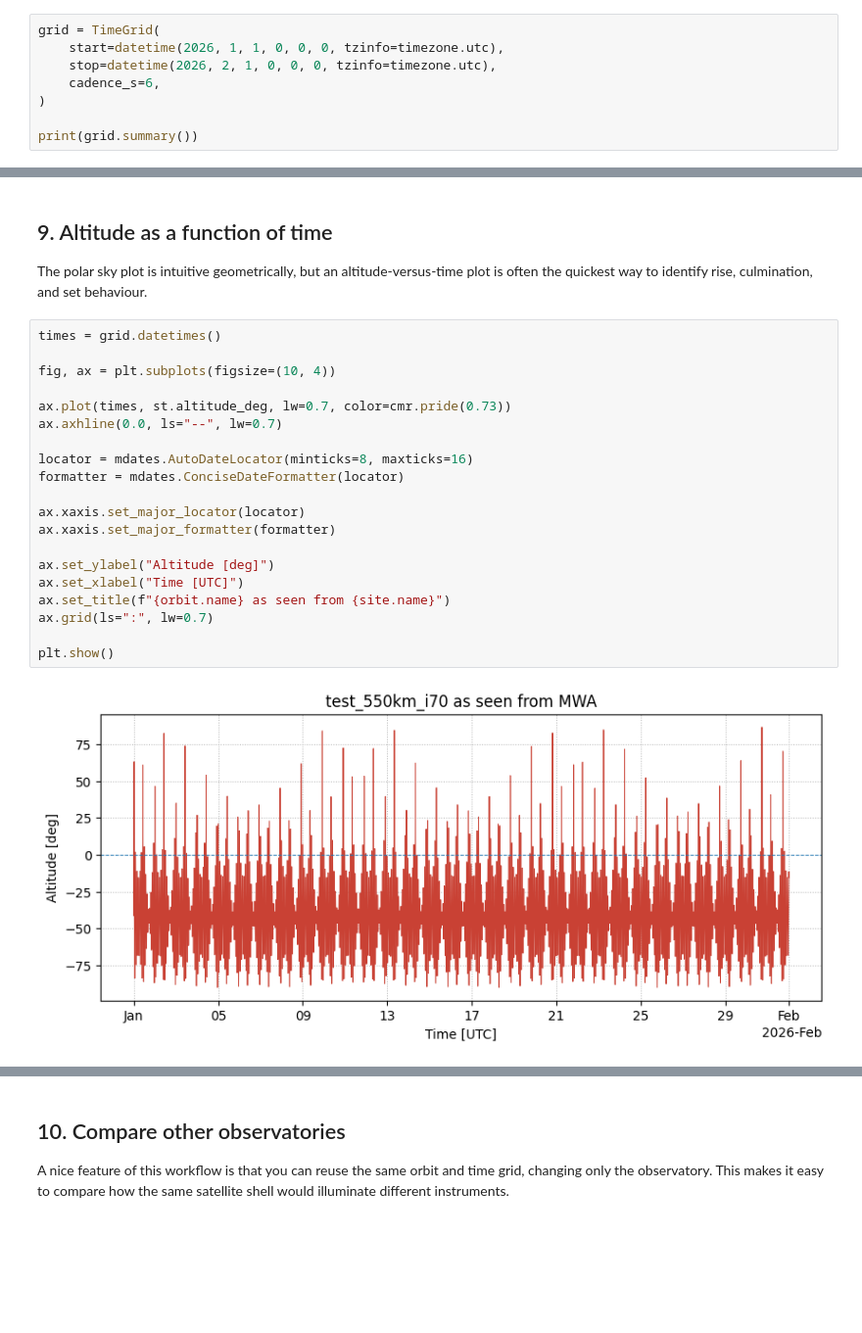
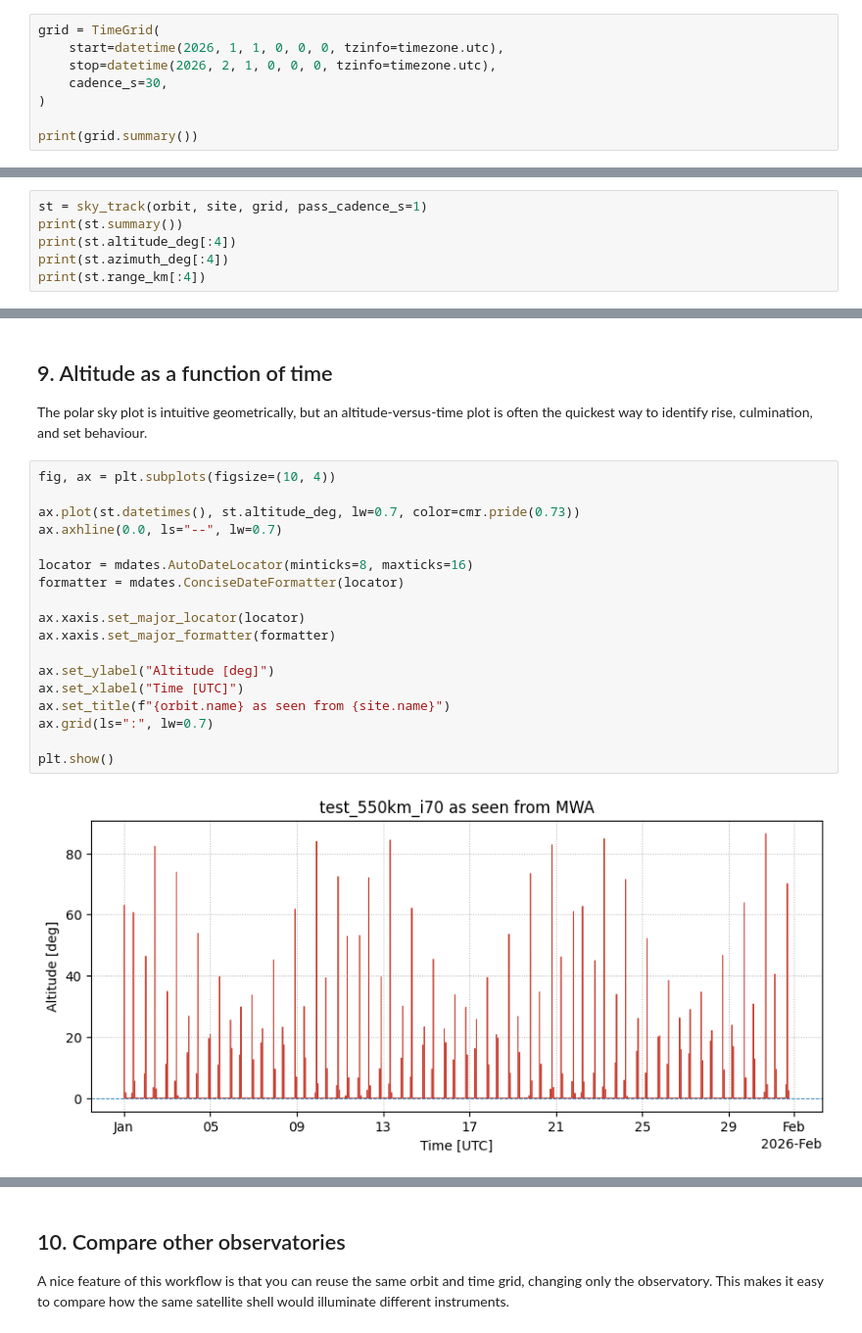
Before and after one commit to amanchokshi/skyweaver, a Jupyter notebook: docs/notebooks/skyweaver_tutorial.ipynb, the cells around one changed output, grey strips where cells are left out. Shown at 98% size. Drawn from its saved outputs; the diff is of its cells as text; blank space fills up the shorter version.

Commit message:
Updated tutorial to use and demonstrate new high time-res sky tracks functionality

```diff
--- a/docs/notebooks/skyweaver_tutorial.ipynb
+++ b/docs/notebooks/skyweaver_tutorial.ipynb
@@ -82,7 +82,7 @@ We now define the interval over which the orbit will be sampled. For demonstrati
 grid = TimeGrid(
     start=datetime(2026, 1, 1, 0, 0, 0, tzinfo=timezone.utc),
     stop=datetime(2026, 2, 1, 0, 0, 0, tzinfo=timezone.utc),
-    cadence_s=6,
+    cadence_s=30,
 )
 
 print(grid.summary())
@@ -117,0 +110,6 @@ st.altitude_deg[:4], st.azimuth_deg[:4], st.range_km[:4]
+# %%
+st = sky_track(orbit, site, grid, pass_cadence_s=1)
+print(st.summary())
+print(st.altitude_deg[:4])
+print(st.azimuth_deg[:4])
+print(st.range_km[:4])
@@ -179,24 +179,22 @@ Number of distinct passes: 145
 
 The polar sky plot is intuitive geometrically, but an altitude-versus-time plot is often the quickest way to identify rise, culmination, and set behaviour.
 # %%
-times = grid.datetimes()
-
 fig, ax = plt.subplots(figsize=(10, 4))
 
-ax.plot(times, st.altitude_deg, lw=0.7, color=cmr.pride(0.73))
+ax.plot(st.datetimes(), st.altitude_deg, lw=0.7, color=cmr.pride(0.73))
 ax.axhline(0.0, ls="--", lw=0.7)
 
 locator = mdates.AutoDateLocator(minticks=8, maxticks=16)
 formatter = mdates.ConciseDateFormatter(locator)
 
 ax.xaxis.set_major_locator(locator)
 ax.xaxis.set_major_formatter(formatter)
 
 ax.set_ylabel("Altitude [deg]")
 ax.set_xlabel("Time [UTC]")
 ax.set_title(f"{orbit.name} as seen from {site.name}")
 ax.grid(ls=":", lw=0.7)
 
 plt.show()
 # %% [output]
-[figure, old version]
+[figure, new version]
```
Also changed, not shown: parts of 15 cells of this notebook.
